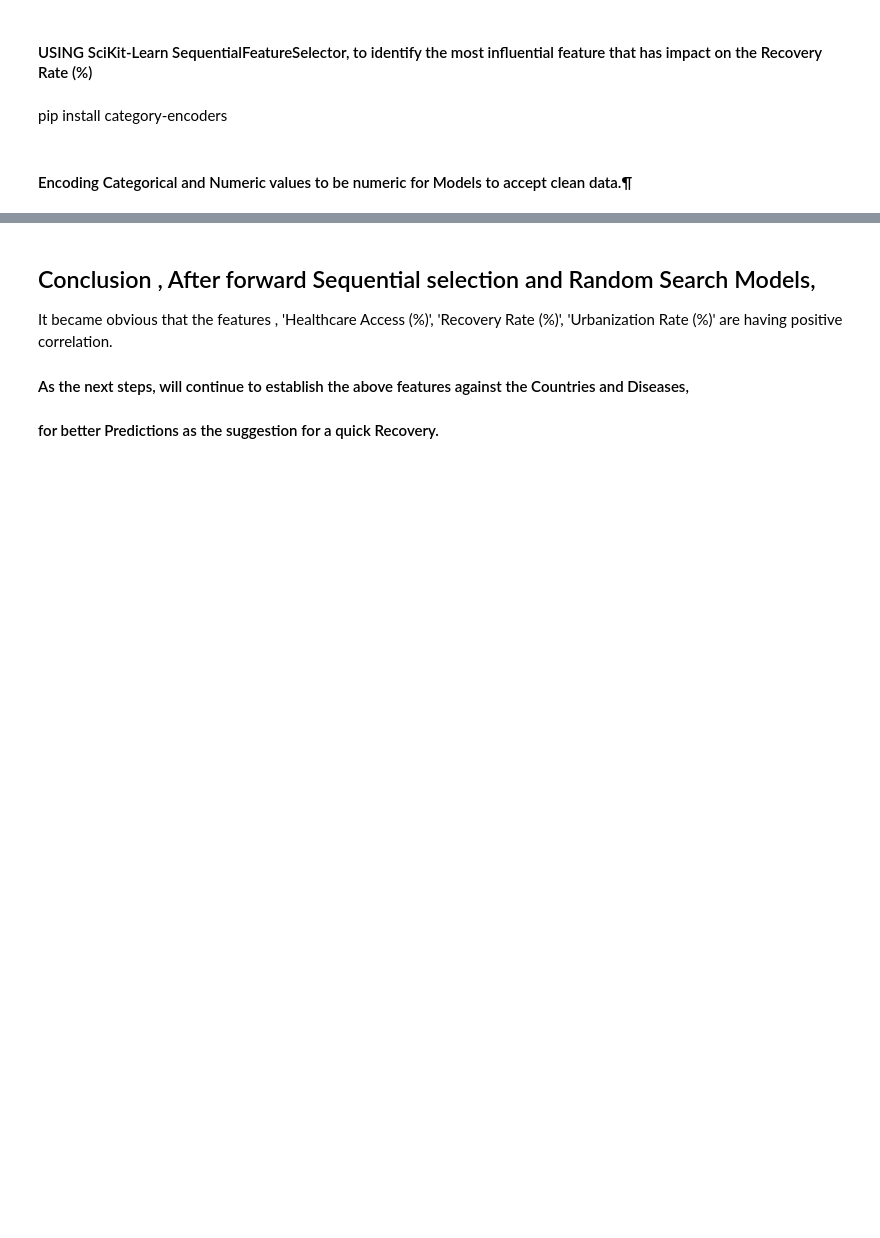
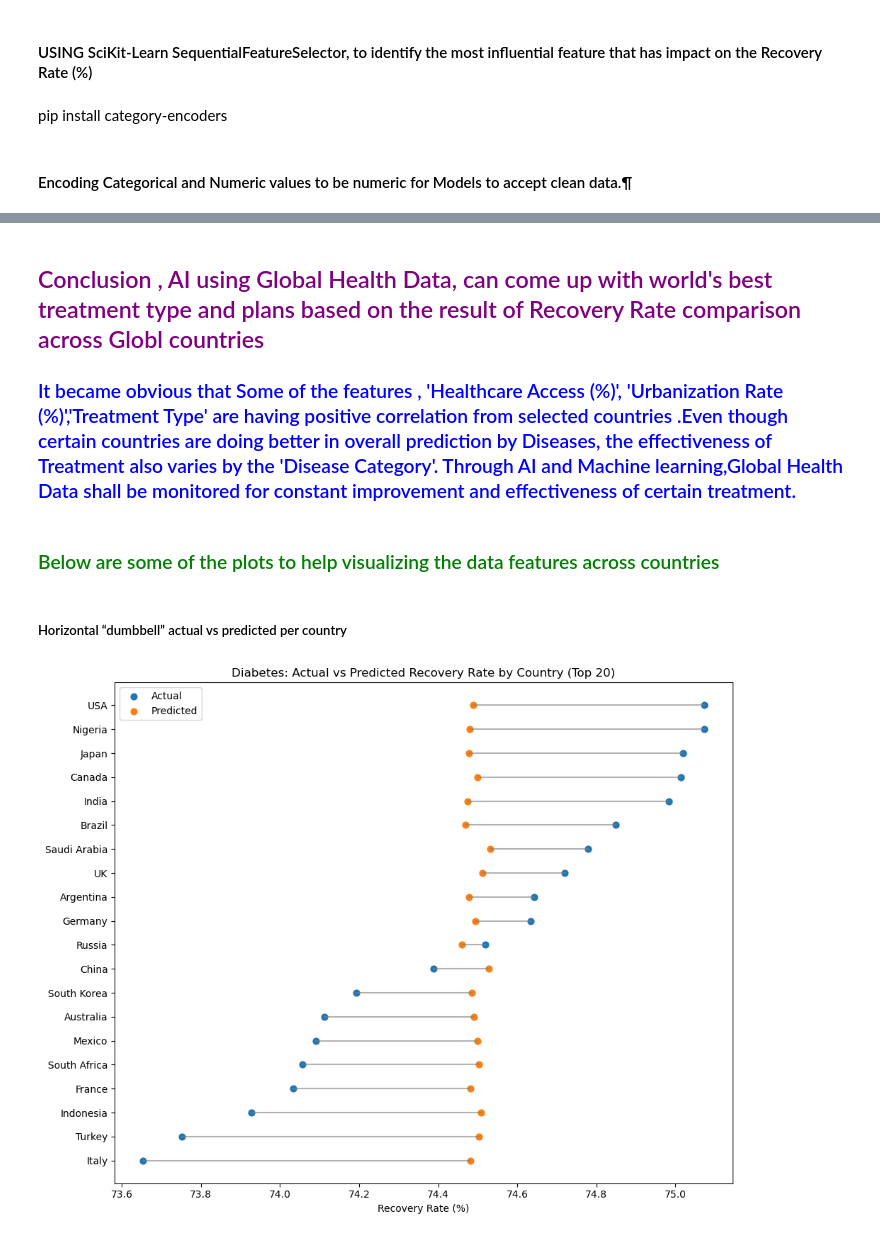
Before and after one commit to sganesan64/Capstone-Healthcare, a Jupyter notebook: Capstone_WorlHealthcare.ipynb, the cells around one changed output, grey strips where cells are left out. Saved outputs shown, nothing was run; the diff lists cells and outputs as text; code cells hidden in the pictures; blank space fills up the shorter version.

```diff
--- a/Capstone_WorlHealthcare.ipynb
+++ b/Capstone_WorlHealthcare.ipynb
@@ -388,0 +500,20 @@ print(f"Test Set Accuracy: {test_accuracy:.4f}")
+# %%
+
+results = X_test.copy()
+results["Actual Recovery Rate (%)"] = y_test.values
+results["Predicted Recovery Rate (%)"] = y_pred
+
+# Example disease to plot
+disease_to_plot = "Diabetes"   # change as needed
+res_d = results[results["Disease Name"] == disease_to_plot].copy()
+
+# Aggregate by country (since multiple rows per country may exist)
+plot_df = (res_d.groupby("Country", as_index=False)
+           .agg(actual=("Actual Recovery Rate (%)", "mean"),
+                pred=("Predicted Recovery Rate (%)", "mean"),
+                n=("Actual Recovery Rate (%)", "size"))
+           .sort_values("actual", ascending=False))
+
+print(plot_df)
+print("----------------------------------------------------------------------------------")
+print("\n           Result rows of Features from Italy for treating Diabetes :\n\n", result[(result['Disease Name'] == "Diabetes") & (result['Country'] == "Italy")])
@@ -389,7 +538,5 @@ print(f"Test Set Accuracy: {test_accuracy:.4f}")
 # %% [markdown]
-## Conclusion , After forward Sequential selection and Random Search Models,
-It became obvious that the features ,
-'Healthcare Access (%)', 'Recovery Rate (%)', 'Urbanization Rate (%)'  are having positive correlation.
-
-#### As the next steps, will continue to establish the above features against the Countries and Diseases,
-#### for better Predictions as the suggestion for a quick Recovery.
+## <font style="color:purple">Conclusion , AI using Global Health Data, can come up with world's best treatment type and plans based on the result of Recovery Rate comparison across Globl countries </font>
+### <font style="color:blue"> It became obvious that Some of the features , 'Healthcare Access (%)', 'Urbanization Rate (%)','Treatment Type'  are having positive correlation from selected countries .Even though certain countries are doing better in overall prediction by Diseases, the effectiveness of Treatment also varies by the 'Disease Category'. Through AI and Machine learning,Global Health Data shall be monitored for constant improvement and effectiveness of certain treatment. </font>
+# %% [markdown]
+### <font style="color:green">Below are some of the plots to help visualizing the data features across countries </font>
@@ -395,0 +545,26 @@ It became obvious that the features ,
+# %% [markdown]
+##### Horizontal “dumbbell” actual vs predicted per country
+# %%
+
+# Limit to top countries to keep plot readable
+TOP_N = 20
+plot_df_small = plot_df.head(TOP_N).sort_values("actual")
+
+plt.figure(figsize=(10, 8))
+ypos = np.arange(len(plot_df_small))
+
+# lines connecting actual to predicted
+for i, row in enumerate(plot_df_small.itertuples(index=False)):
+    plt.plot([row.actual, row.pred], [i, i], color="gray", alpha=0.6)
+
+plt.scatter(plot_df_small["actual"], ypos, label="Actual", s=40)
+plt.scatter(plot_df_small["pred"], ypos, label="Predicted", s=40)
+
+plt.yticks(ypos, plot_df_small["Country"])
+plt.xlabel("Recovery Rate (%)")
+plt.title(f"{disease_to_plot}: Actual vs Predicted Recovery Rate by Country (Top {TOP_N})")
+plt.legend()
+plt.tight_layout()
+plt.show()
+# %% [output]
+[figure, added]
```
Also changed, not shown: parts of 33 cells of this notebook.
